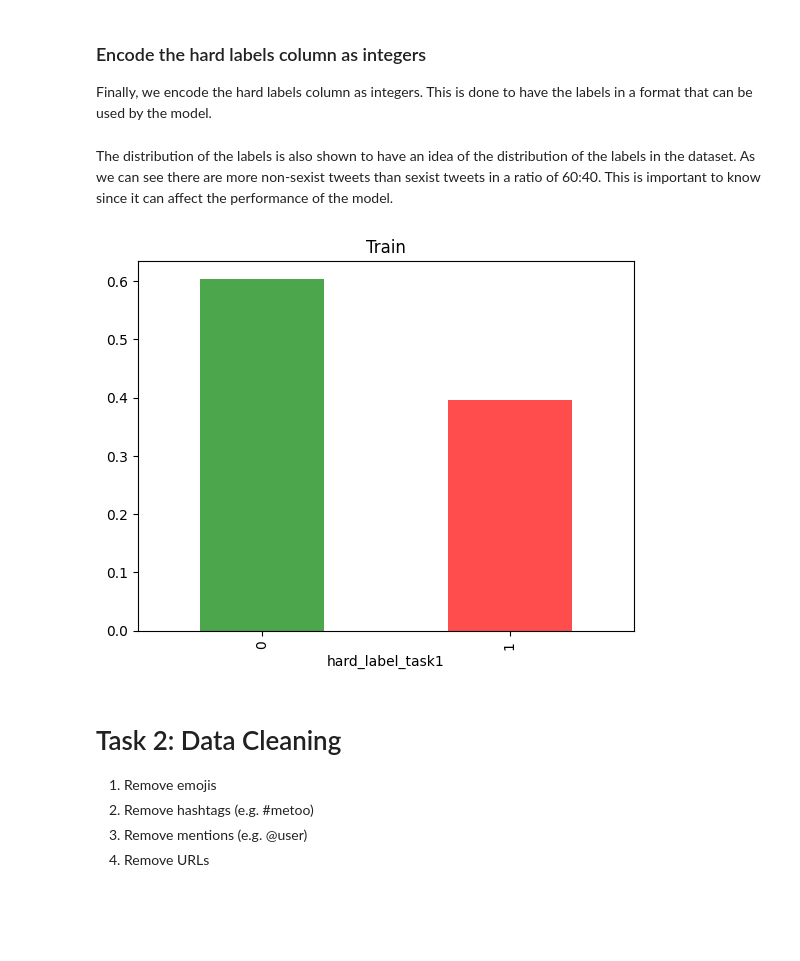
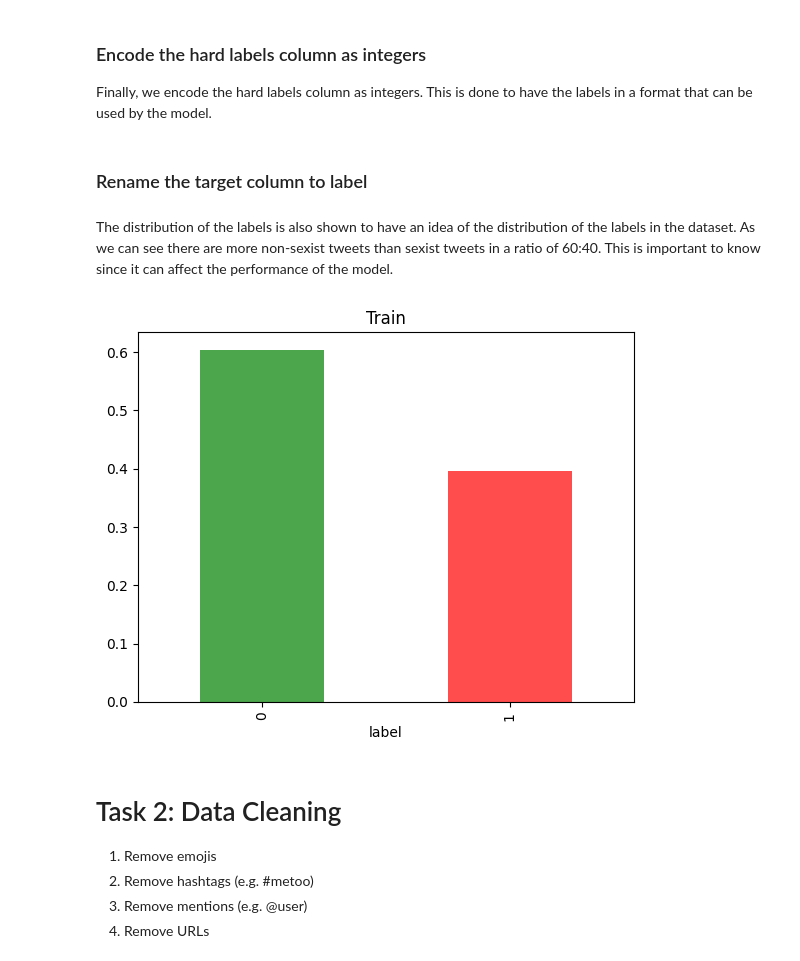
Before and after one commit to MatteoFasulo/Sexism-detection, a Jupyter notebook: assignment_1.ipynb, the cells around one changed output. Drawn from its saved outputs; the diff is of its cells as text; code cells hidden in the pictures; blank space fills up the shorter version.

```diff
--- a/assignment_1.ipynb
+++ b/assignment_1.ipynb
@@ -397,7 +398,7 @@ class SexismDetector:
         if type not in ['train', 'val', 'test']:
             raise ValueError("Invalid type. Must be one of 'train', 'val', or 'test'.")
         padded_sequences = self.get_padded_sequences(data.tweet, embedding_model)
-        labels = torch.tensor(data.hard_label_task1.values)
+        labels = torch.tensor(data.label.values)
         dataset = TextDataset(padded_sequences, labels)
         return torch.utils.data.DataLoader(dataset, *args, **kwargs)
 
@@ -616,13 +620,19 @@ Finally, we encode the hard labels column as integers. This is done to have the
 train['hard_label_task1'] = train['hard_label_task1'].apply(lambda x: 1 if x == "YES" else 0)
 val['hard_label_task1'] = val['hard_label_task1'].apply(lambda x: 1 if x == "YES" else 0)
 test['hard_label_task1'] = test['hard_label_task1'].apply(lambda x: 1 if x == "YES" else 0)
+# %% [markdown]
+### Rename the target column to label
+# %%
+train.rename(columns={'hard_label_task1': 'label'}, inplace=True)
+val.rename(columns={'hard_label_task1': 'label'}, inplace=True)
+test.rename(columns={'hard_label_task1': 'label'}, inplace=True)
 # %% [markdown]
 The distribution of the labels is also shown to have an idea of the distribution of the labels in the dataset. As we can see there are more non-sexist tweets than sexist tweets in a ratio of 60:40. This is important to know since it can affect the performance of the model.
 # %%
-train.hard_label_task1.value_counts(normalize=True).plot(kind='bar', title='Train', color=['green', 'red'], alpha=0.7)
+train.label.value_counts(normalize=True).plot(kind='bar', title='Train', color=['green', 'red'], alpha=0.7)
 plt.show()
 # %% [output]
-[figure, old version]
+[figure, new version]
 # %% [markdown]
 # Task 2: Data Cleaning
 
```
Also changed, not shown: parts of 23 cells of this notebook.
